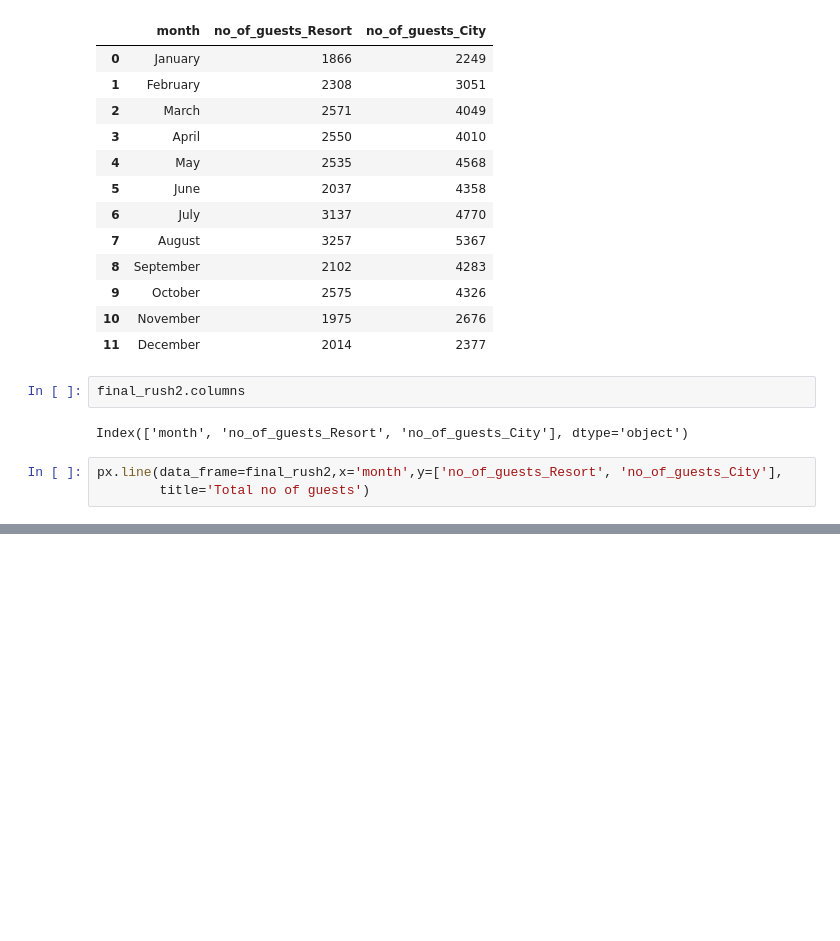
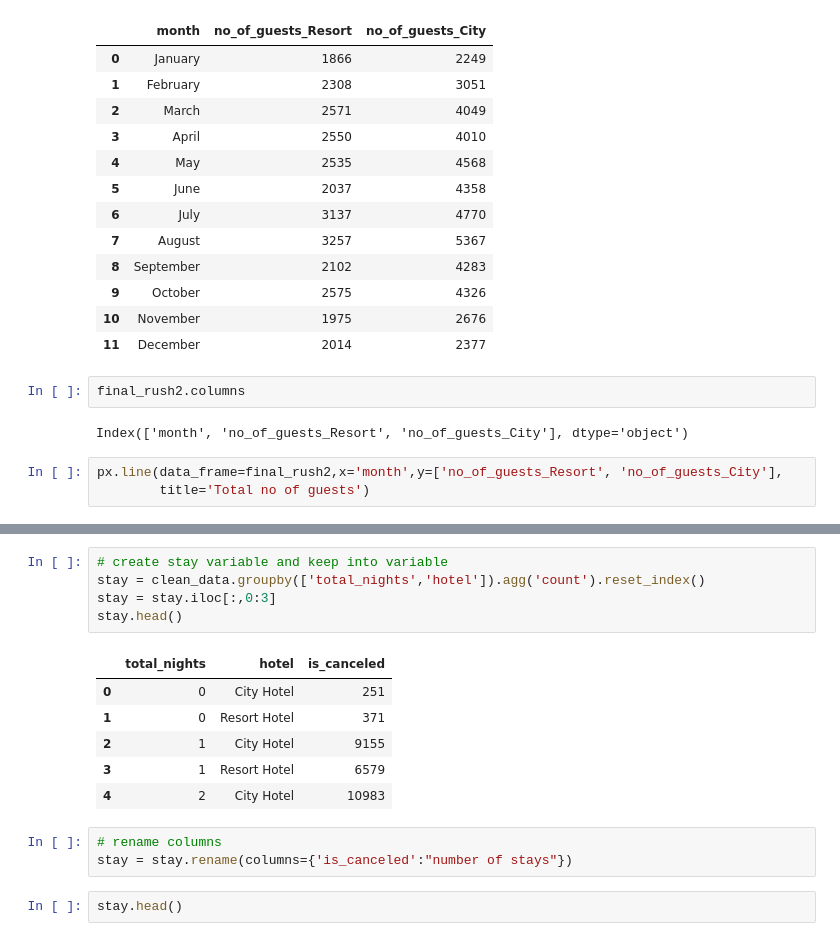
Before and after one commit to Sumetjutha/031_Real_Project_Analysis_Python, a Jupyter notebook: 002_Hotel_Booking_Data_Analysis.ipynb, the cells around one changed output, grey strips where cells are left out. Saved outputs shown, nothing was run; the diff lists cells and outputs as text; blank space fills up the shorter version.

```diff
--- a/002_Hotel_Booking_Data_Analysis.ipynb
+++ b/002_Hotel_Booking_Data_Analysis.ipynb
@@ -773,0 +854,17 @@ px.line(data_frame=final_rush2,x='month',y=['no_of_guests_Resort', 'no_of_guests
+# %%
+# create stay variable and keep into variable
+stay = clean_data.groupby(['total_nights','hotel']).agg('count').reset_index()
+stay = stay.iloc[:,0:3]
+stay.head()
+# %% [output]
+|  | total_nights | hotel | is_canceled |
+| 0 | 0 | City Hotel | 251 |
+| 1 | 0 | Resort Hotel | 371 |
+| 2 | 1 | City Hotel | 9155 |
+| 3 | 1 | Resort Hotel | 6579 |
+| 4 | 2 | City Hotel | 10983 |
+# %%
+# rename columns
+stay = stay.rename(columns={'is_canceled':"number of stays"})
+# %%
+stay.head()
```
Also changed, not shown: parts of 9 cells of this notebook.
